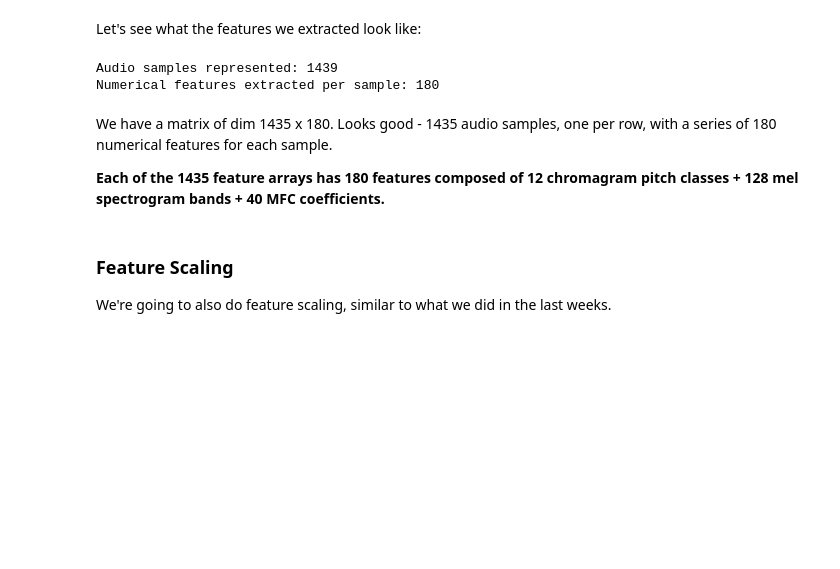
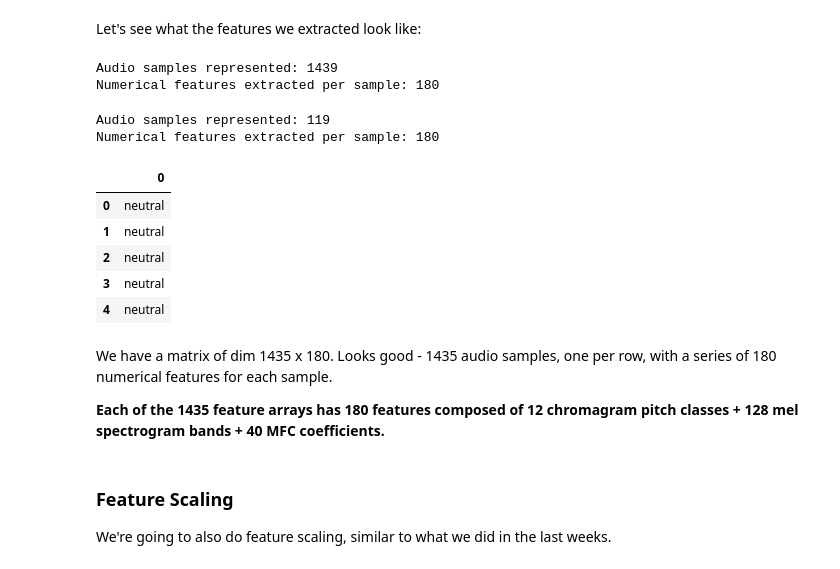
Before and after one commit to oliviasteeed/Week4-NeuralNetworks, a Jupyter notebook: Week4__Neural_Networks.ipynb, the cells around one changed output. Cells and saved outputs as stored; diff of their text form; code cells hidden in the pictures; blank space fills up the shorter version.

```diff
--- a/Week4__Neural_Networks.ipynb
+++ b/Week4__Neural_Networks.ipynb
@@ -233,6 +233,26 @@ labels_df=pd.DataFrame(emotions)
 # %% [output]
 Audio samples represented: 1439
 Numerical features extracted per sample: 180
+# %%
+# my clips
+
+print(f'\nAudio samples represented: {myfeatures.shape[0]}')
+print(f'Numerical features extracted per sample: {myfeatures.shape[1]}')
+features_df = pd.DataFrame(myfeatures) # make it pretty for display
+labels_df=pd.DataFrame(myemotions)
+# %% [output]
+Audio samples represented: 119
+Numerical features extracted per sample: 180
+# %%
+# checking my clips
+myemotions.head()
+# %% [output]
+|  | 0 |
+| 0 | neutral |
+| 1 | neutral |
+| 2 | neutral |
+| 3 | neutral |
+| 4 | neutral |
 # %% [markdown]
 We have a matrix of dim 1435 x 180. Looks good - 1435 audio samples, one per row, with a series of
 180 numerical features for each sample.
```
Also changed, not shown: parts of 10 cells of this notebook.
